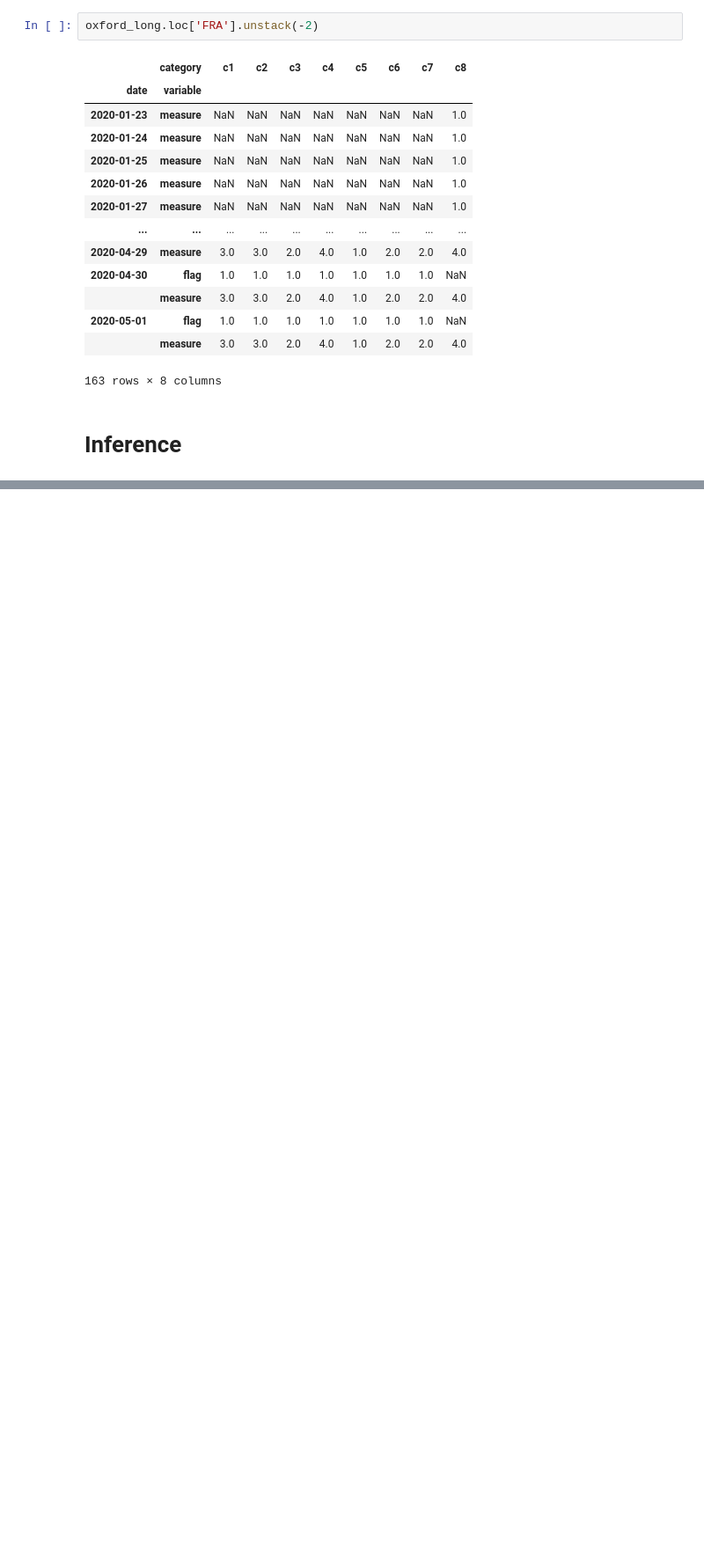
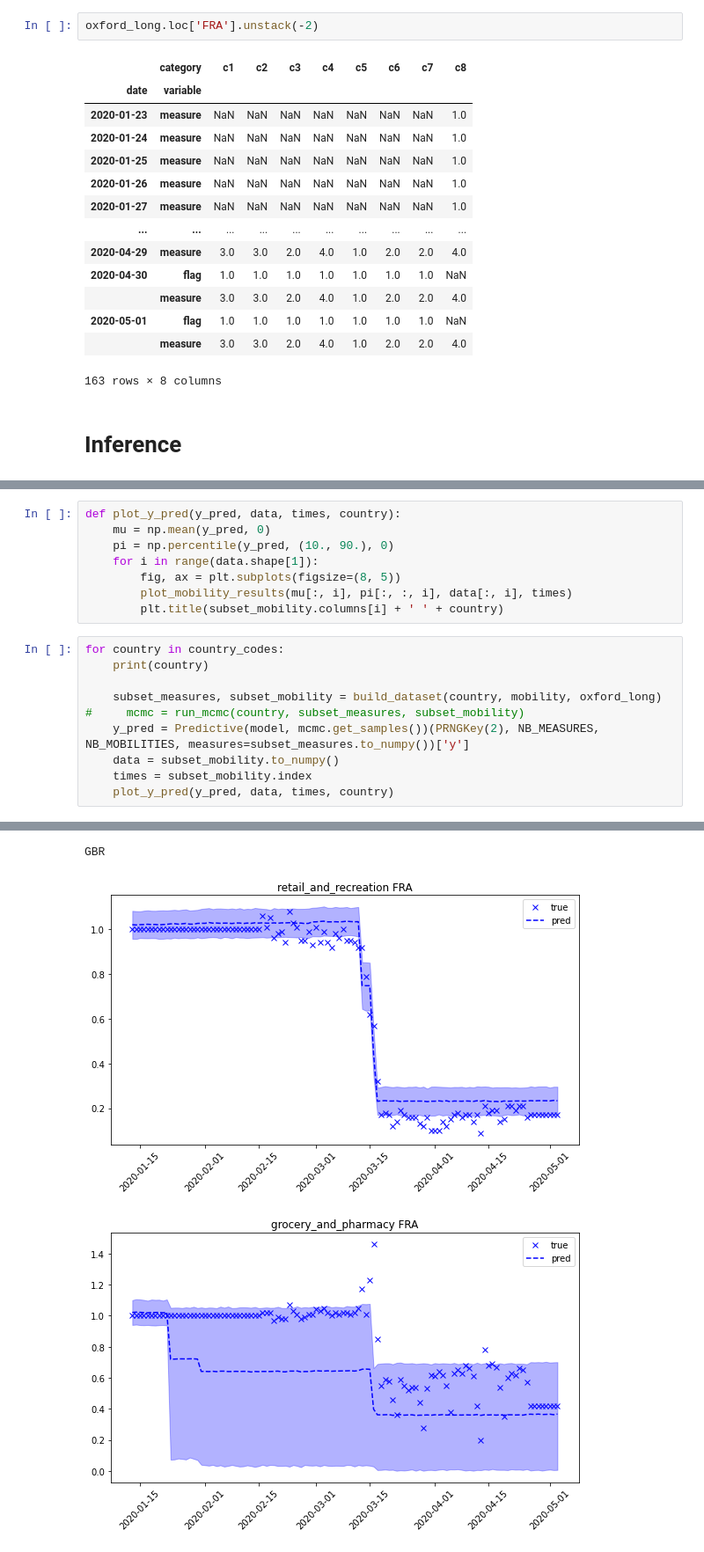
Before and after one commit to horaceg/uncover, a Jupyter notebook: working/measures_mobility.ipynb, the cells around one changed output, grey strips where cells are left out. Shown at 88% size. Cells and saved outputs as stored; diff of their text form; blank space fills up the shorter version.

```diff
--- a/working/measures_mobility.ipynb
+++ b/working/measures_mobility.ipynb
@@ -207,0 +434,19 @@ Number of divergences: 0
+# %%
+def plot_y_pred(y_pred, data, times, country):
+    mu = np.mean(y_pred, 0)
+    pi = np.percentile(y_pred, (10., 90.), 0)
+    for i in range(data.shape[1]):
+        fig, ax = plt.subplots(figsize=(8, 5))
+        plot_mobility_results(mu[:, i], pi[:, :, i], data[:, i], times)
+        plt.title(subset_mobility.columns[i] + ' ' + country)
+# %%
+for country in country_codes:
+    print(country)
+
+    subset_measures, subset_mobility = build_dataset(country, mobility, oxford_long)
+#     mcmc = run_mcmc(country, subset_measures, subset_mobility)
+    y_pred = Predictive(model, mcmc.get_samples())(PRNGKey(2), NB_MEASURES, NB_MOBILITIES, measures=subset_measures.to_numpy())['y']
+    data = subset_mobility.to_numpy()
+    times = subset_mobility.index
+    plot_y_pred(y_pred, data, times, country)
+# %% [output]
@@ -207,0 +456,3 @@ Number of divergences: 0
+GBR
+[figure, added]
+[figure, added]
```
Also changed, not shown: parts of 20 cells of this notebook.
